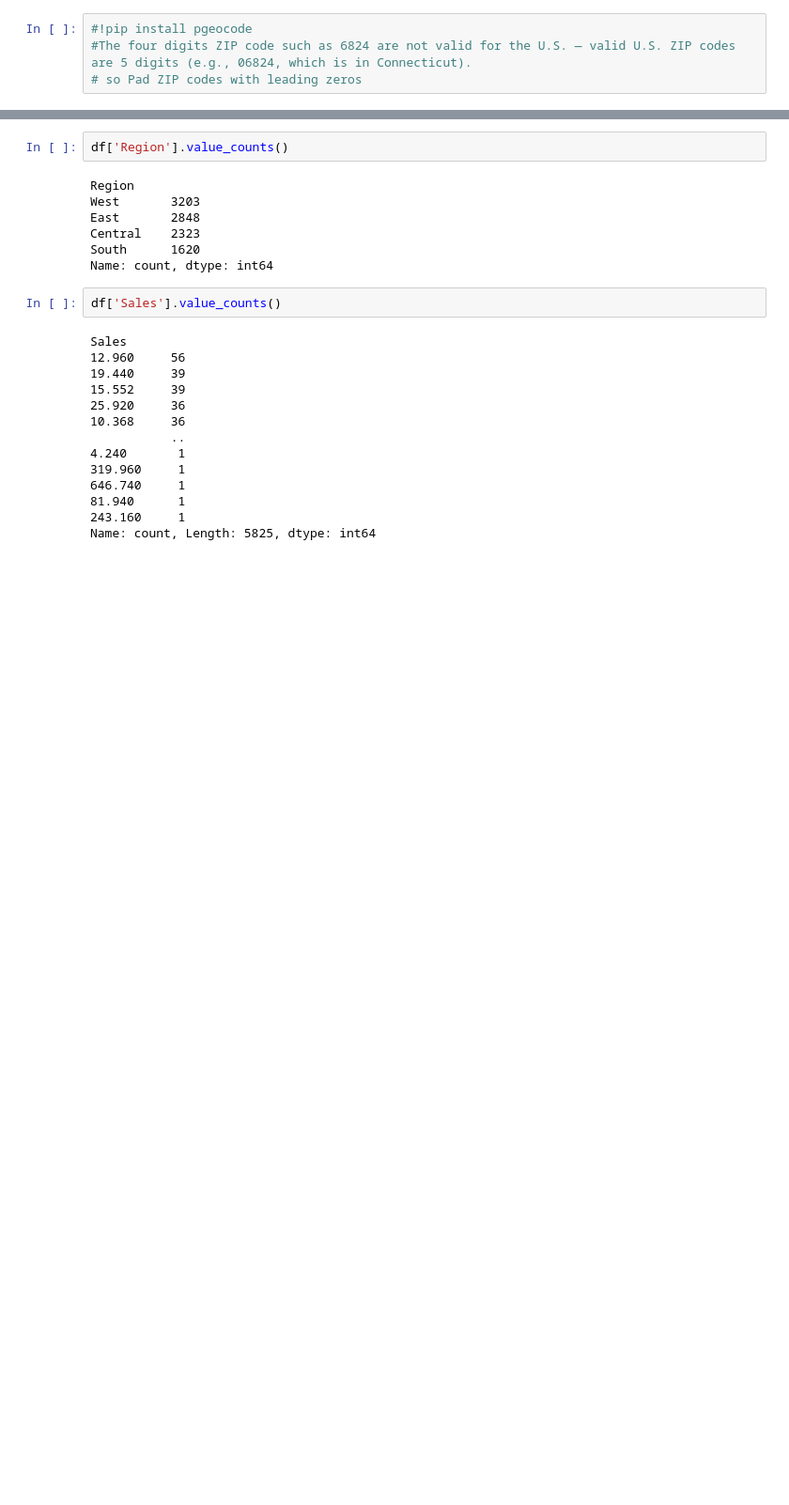
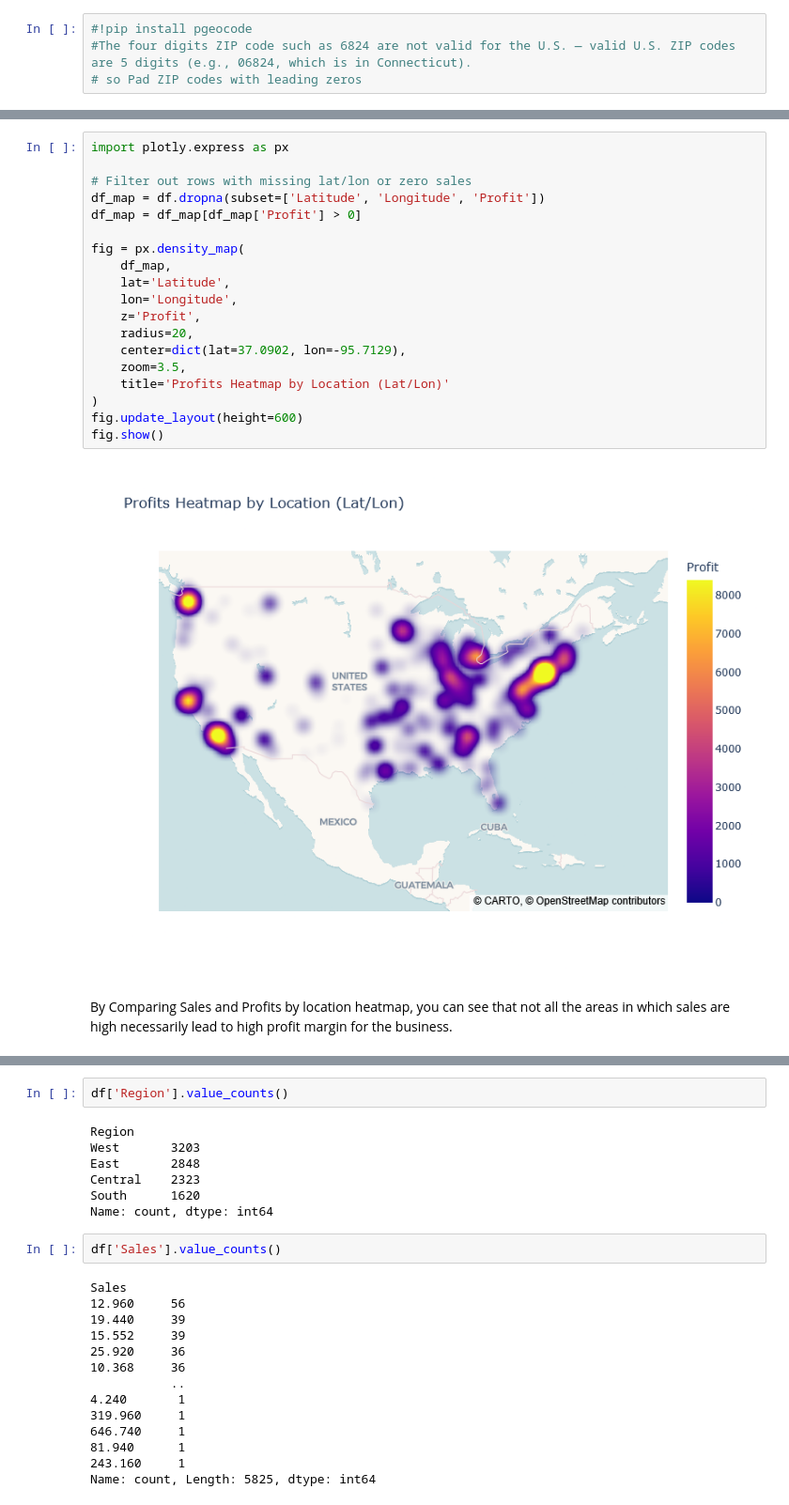
Before and after one commit to sanazgolriz/ThatDataGirl-Portfolio, a Jupyter notebook: sales-trends-dashboard/SalesTrendsNotebook.ipynb, the cells around one changed output, grey strips where cells are left out. Shown at 94% size. Cells and saved outputs as stored; diff of their text form; blank space fills up the shorter version.

```diff
--- a/sales-trends-dashboard/SalesTrendsNotebook.ipynb
+++ b/sales-trends-dashboard/SalesTrendsNotebook.ipynb
@@ -283,0 +277,23 @@ Requirement already satisfied: packaging in c:\users\sanaz\anaconda3\envs\flame\
+# %%
+import plotly.express as px
+
+# Filter out rows with missing lat/lon or zero sales
+df_map = df.dropna(subset=['Latitude', 'Longitude', 'Profit'])
+df_map = df_map[df_map['Profit'] > 0]
+
+fig = px.density_map(
+    df_map,
+    lat='Latitude',
+    lon='Longitude',
+    z='Profit',
+    radius=20,
+    center=dict(lat=37.0902, lon=-95.7129),
+    zoom=3.5,
+    title='Profits Heatmap by Location (Lat/Lon)'
+)
+fig.update_layout(height=600)
+fig.show()
+# %% [output]
+[figure, added]
+# %% [markdown]
+By Comparing Sales and Profits by location heatmap, you can see that not all the areas in which sales are high necessarily lead to high profit margin for the business.
```
Also changed, not shown: parts of 7 cells of this notebook.
